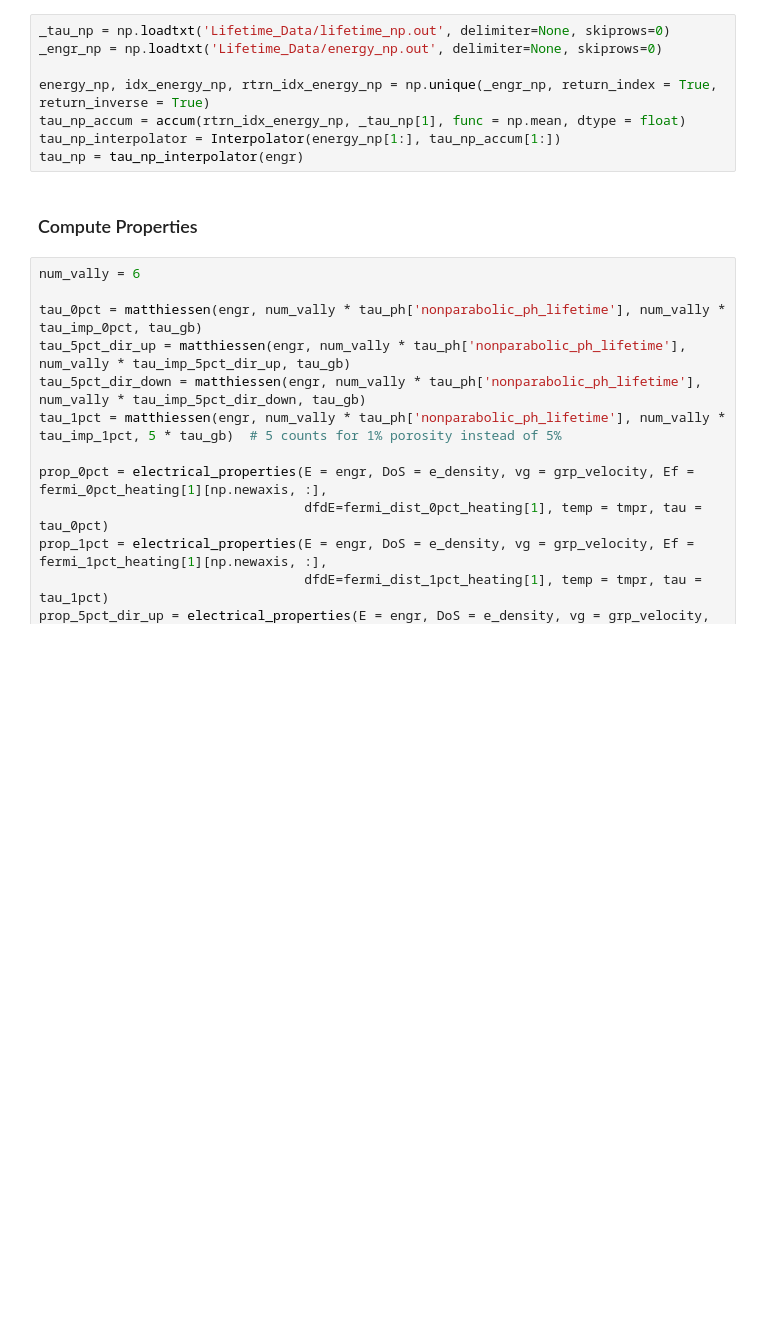
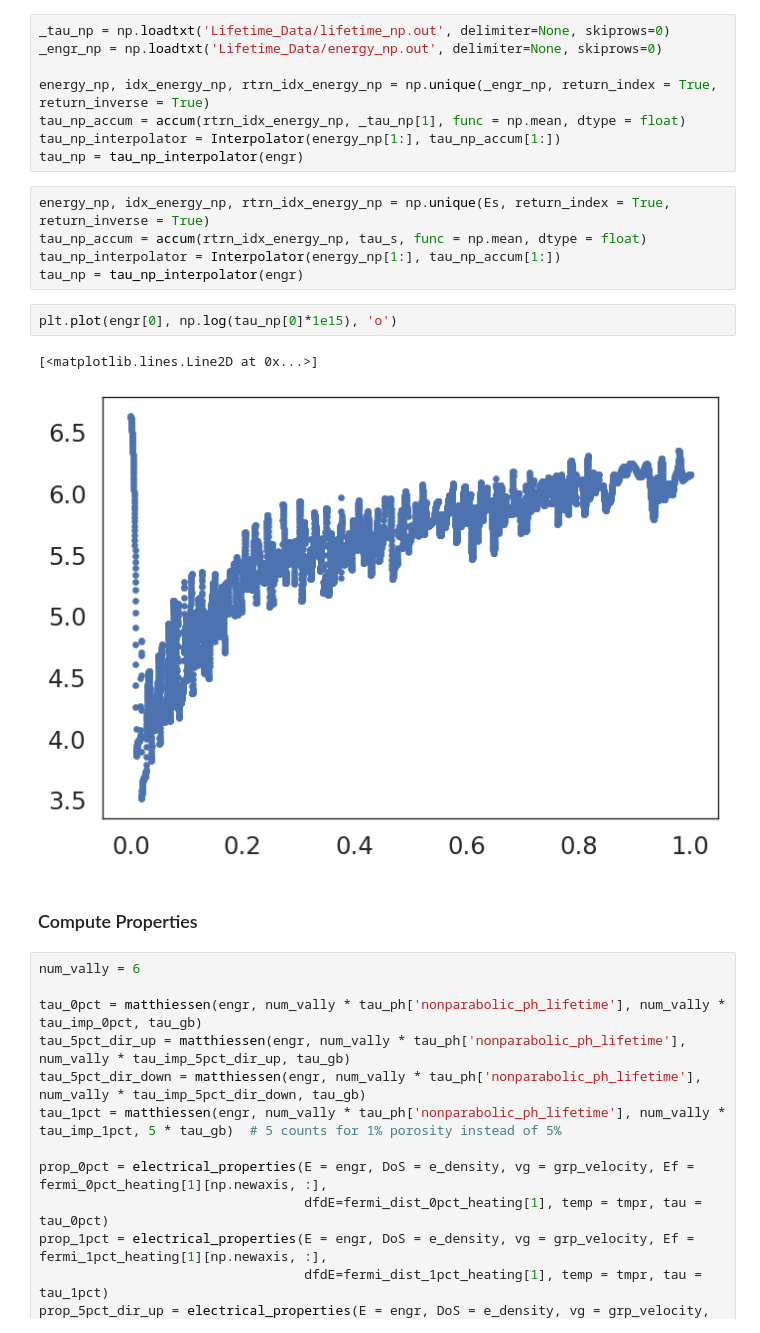
Before and after one commit to ariahosseini/ThermoElectric, a Jupyter notebook: ElectronTransport.ipynb, the cells around one changed output. Saved outputs shown, nothing was run; the diff lists cells and outputs as text; blank space fills up the shorter version.

```diff
--- a/ElectronTransport.ipynb
+++ b/ElectronTransport.ipynb
@@ -2245,6 +2211,16 @@ energy_np, idx_energy_np, rtrn_idx_energy_np = np.unique(_engr_np, return_index
 tau_np_accum = accum(rtrn_idx_energy_np, _tau_np[1], func = np.mean, dtype = float)
 tau_np_interpolator = Interpolator(energy_np[1:], tau_np_accum[1:])
 tau_np = tau_np_interpolator(engr)
+# %%
+energy_np, idx_energy_np, rtrn_idx_energy_np = np.unique(Es, return_index = True, return_inverse = True)
+tau_np_accum = accum(rtrn_idx_energy_np, tau_s, func = np.mean, dtype = float)
+tau_np_interpolator = Interpolator(energy_np[1:], tau_np_accum[1:])
+tau_np = tau_np_interpolator(engr)
+# %%
+plt.plot(engr[0], np.log(tau_np[0]*1e15), 'o')
+# %% [output]
+[<matplotlib.lines.Line2D at 0x...>]
+[figure, added]
 # %% [markdown]
 ### Compute Properties
 # %%
```
Also changed, not shown: parts of 25 cells of this notebook.
